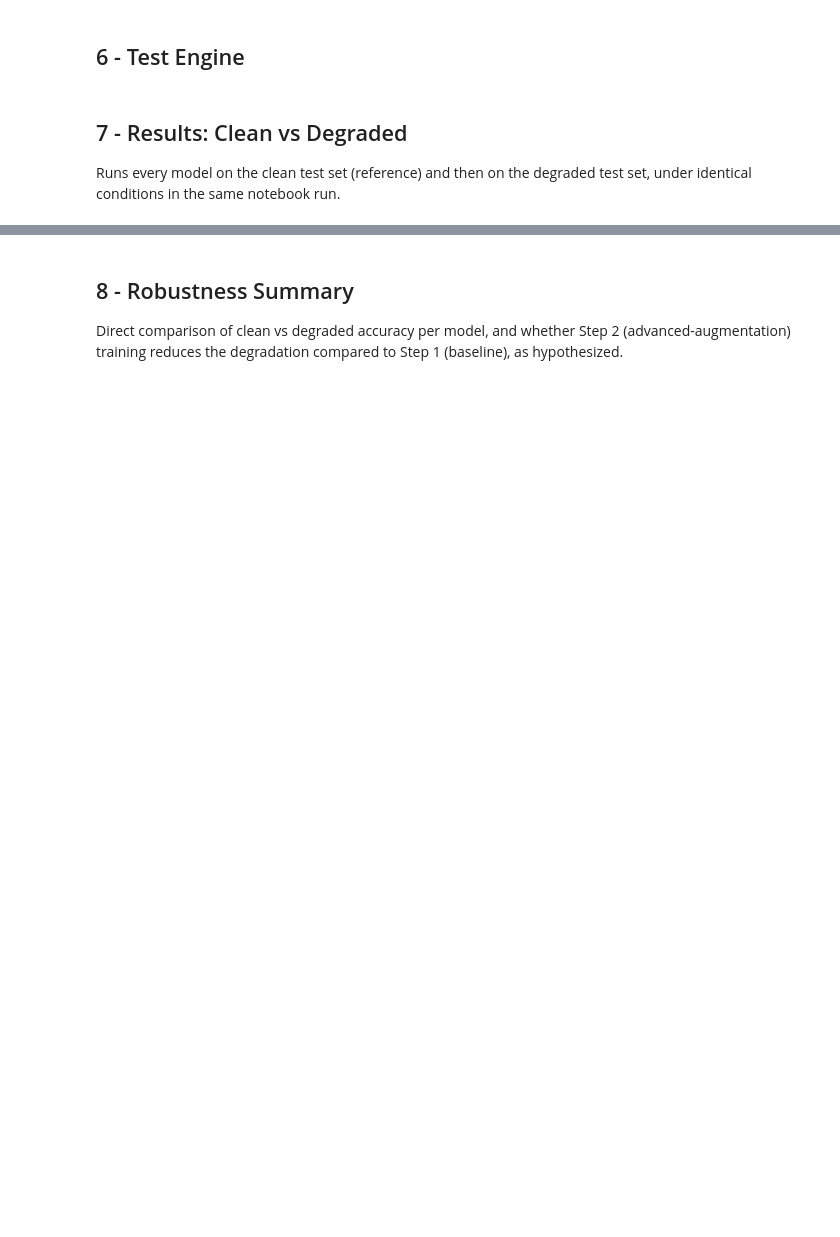
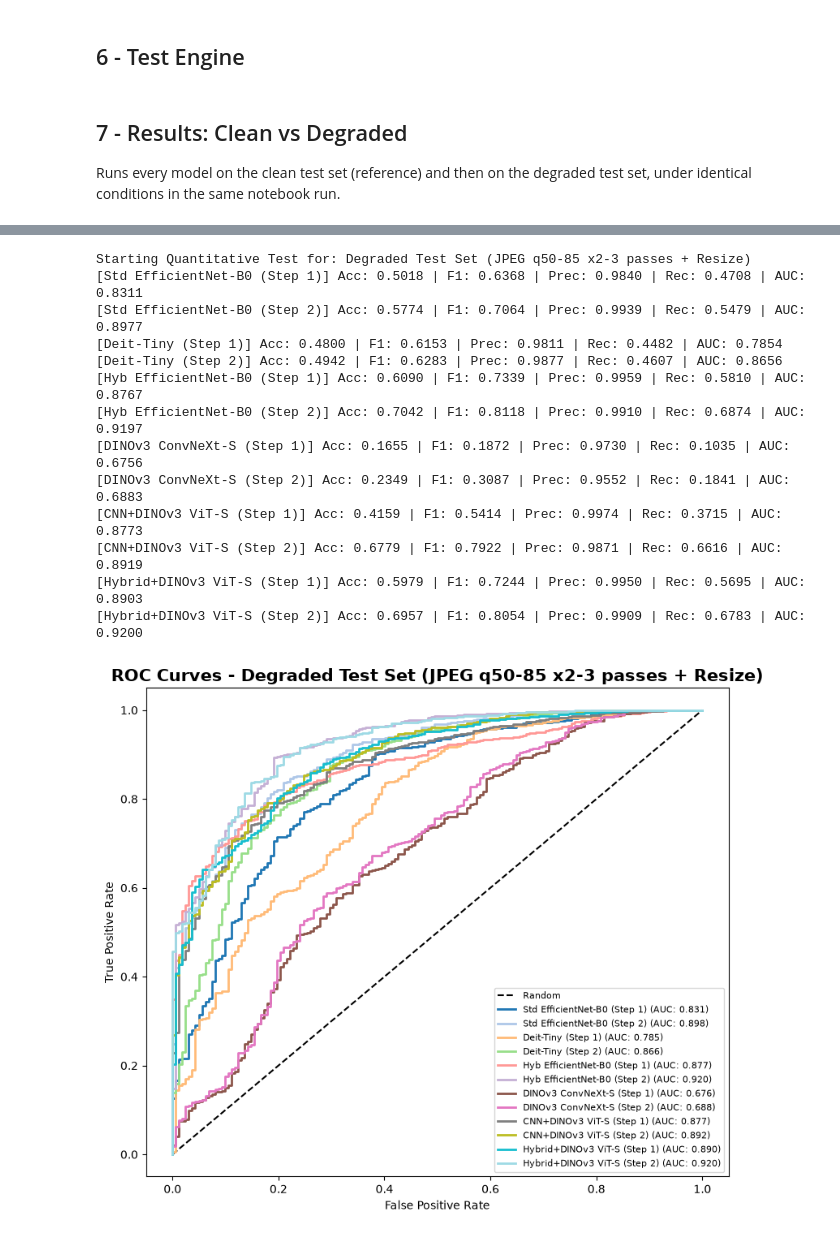
Before and after one commit to luciapola04/internship-deepfake-forensic, a Jupyter notebook: deepfake-forensics-pipeline/02_Extended_Framework/Model_Benchmark/Robustness_Test/step4_robustness_test.ipynb, the cells around one changed output, grey strips where cells are left out. Drawn from its saved outputs; the diff is of its cells as text; code cells hidden in the pictures; blank space fills up the shorter version.

Commit message:
modified the roubustness test for a more realistic degradation

```diff
--- a/deepfake-forensics-pipeline/02_Extended_Framework/Model_Benchmark/Robustness_Test/step4_robustness_test.ipynb
+++ b/deepfake-forensics-pipeline/02_Extended_Framework/Model_Benchmark/Robustness_Test/step4_robustness_test.ipynb
@@ -576,11 +576,17 @@ clean_results = evaluate_all(trained_models, test_loader, device, "Clean Test Se
 # %%
-degraded_results = evaluate_all(
-    trained_models, degraded_test_loader, device,
-    "Degraded Test Set (JPEG q=35 + Gaussian Blur + Fixed Color Shift)"
-)
+degraded_results = evaluate_all(trained_models, degraded_test_loader, device, "Degraded Test Set")
+# %% [output]
+Starting Quantitative Test for: Degraded Test Set (JPEG q50-85 x2-3 passes + Resize)
+[Std EfficientNet-B0 (Step 1)] Acc: 0.5018 | F1: 0.6368 | Prec: 0.9840 | Rec: 0.4708 | AUC: 0.8311
+[Std EfficientNet-B0 (Step 2)] Acc: 0.5774 | F1: 0.7064 | Prec: 0.9939 | Rec: 0.5479 | AUC: 0.8977
+[Deit-Tiny (Step 1)] Acc: 0.4800 | F1: 0.6153 | Prec: 0.9811 | Rec: 0.4482 | AUC: 0.7854
+[Deit-Tiny (Step 2)] Acc: 0.4942 | F1: 0.6283 | Prec: 0.9877 | Rec: 0.4607 | AUC: 0.8656
+[Hyb EfficientNet-B0 (Step 1)] Acc: 0.6090 | F1: 0.7339 | Prec: 0.9959 | Rec: 0.5810 | AUC: 0.8767
+[Hyb EfficientNet-B0 (Step 2)] Acc: 0.7042 | F1: 0.8118 | Prec: 0.9910 | Rec: 0.6874 | AUC: 0.9197
+[DINOv3 ConvNeXt-S (Step 1)] Acc: 0.1655 | F1: 0.1872 | Prec: 0.9730 | Rec: 0.1035 | AUC: 0.6756
+[DINOv3 ConvNeXt-S (Step 2)] Acc: 0.2349 | F1: 0.3087 | Prec: 0.9552 | Rec: 0.1841 | AUC: 0.6883
+[CNN+DINOv3 ViT-S (Step 1)] Acc: 0.4159 | F1: 0.5414 | Prec: 0.9974 | Rec: 0.3715 | AUC: 0.8773
+[CNN+DINOv3 ViT-S (Step 2)] Acc: 0.6779 | F1: 0.7922 | Prec: 0.9871 | Rec: 0.6616 | AUC: 0.8919
+[Hybrid+DINOv3 ViT-S (Step 1)] Acc: 0.5979 | F1: 0.7244 | Prec: 0.9950 | Rec: 0.5695 | AUC: 0.8903
+[Hybrid+DINOv3 ViT-S (Step 2)] Acc: 0.6957 | F1: 0.8054 | Prec: 0.9909 | Rec: 0.6783 | AUC: 0.9200
+[figure, added]
-# %% [markdown]
-## 8 - Robustness Summary
-
-Direct comparison of clean vs degraded accuracy per model, and whether Step 2
-(advanced-augmentation) training reduces the degradation compared to Step 1 (baseline),
-as hypothesized.
```
Also changed, not shown: parts of 16 cells of this notebook, 14 other files.
